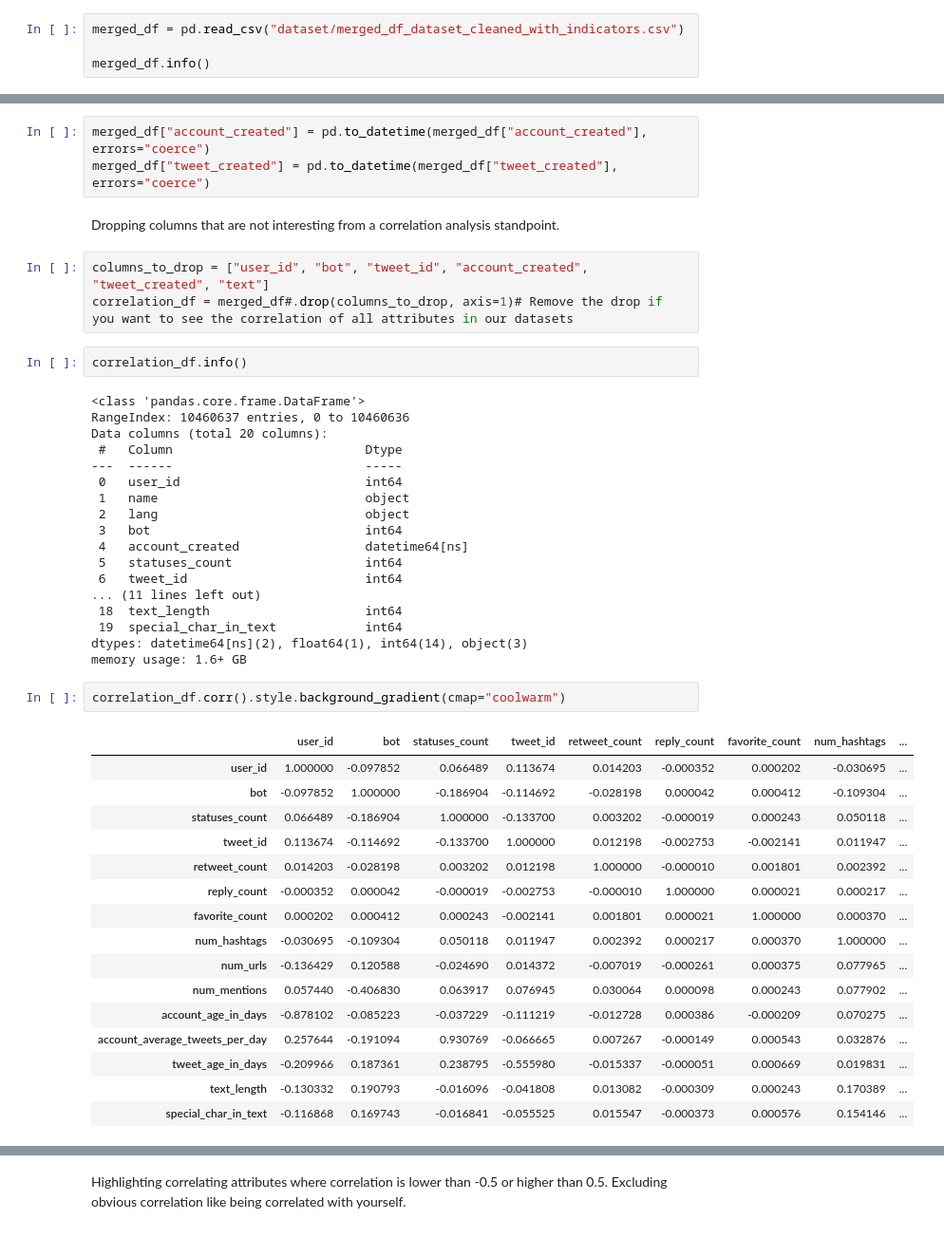
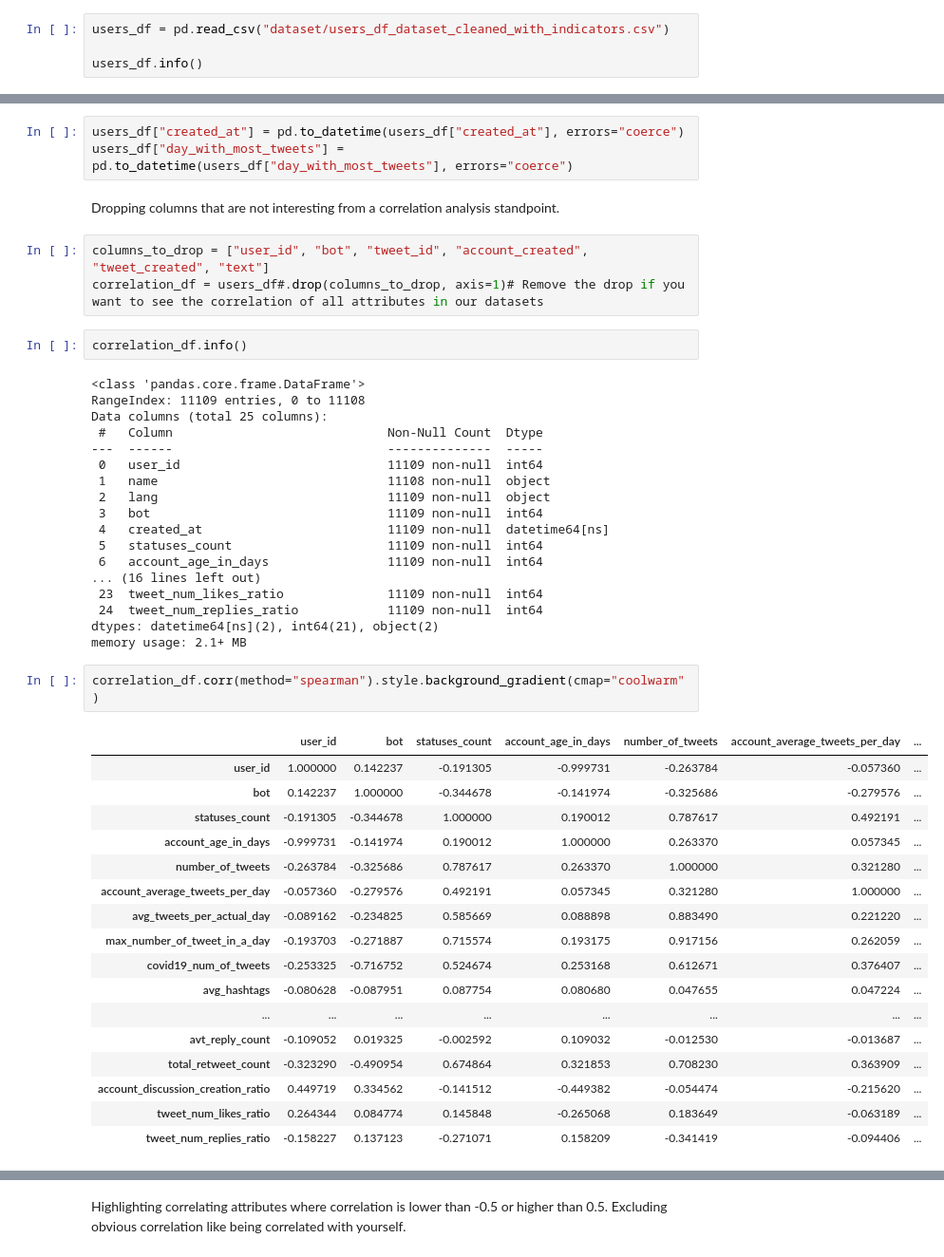
Before and after one commit to The-seven-dwarfs/DataMining-Group7, a Jupyter notebook: 1.3-Attribute_correlation_analysis.ipynb, the cells around one changed output, grey strips where cells are left out. Shown at 95% size. Drawn from its saved outputs; the diff is of its cells as text.

```diff
--- a/1.3-Attribute_correlation_analysis.ipynb
+++ b/1.3-Attribute_correlation_analysis.ipynb
@@ -13,8 +13,8 @@ from collections import defaultdict
 from scipy.stats import pearsonr
 from datetime import datetime, timedelta
 # %%
-merged_df = pd.read_csv("dataset/merged_df_dataset_cleaned_with_indicators.csv")
+users_df = pd.read_csv("dataset/users_df_dataset_cleaned_with_indicators.csv")
 
-merged_df.info()
+users_df.info()
 # %% [output]
 <class 'pandas.core.frame.DataFrame'>
@@ -37,48 +37,49 @@ memory usage: 1.6+ GB
 # %%
-merged_df["account_created"] = pd.to_datetime(merged_df["account_created"], errors="coerce")
-merged_df["tweet_created"] = pd.to_datetime(merged_df["tweet_created"], errors="coerce")
+users_df["created_at"] = pd.to_datetime(users_df["created_at"], errors="coerce")
+users_df["day_with_most_tweets"] = pd.to_datetime(users_df["day_with_most_tweets"], errors="coerce")
 # %% [markdown]
 Dropping columns that are not interesting from a correlation analysis standpoint.
 # %%
 columns_to_drop = ["user_id", "bot", "tweet_id", "account_created", "tweet_created", "text"]
-correlation_df = merged_df#.drop(columns_to_drop, axis=1)# Remove the drop if you want to see the correlation of all attributes in our datasets
+correlation_df = users_df#.drop(columns_to_drop, axis=1)# Remove the drop if you want to see the correlation of all attributes in our datasets
 # %%
 correlation_df.info()
 # %% [output]
 <class 'pandas.core.frame.DataFrame'>
-RangeIndex: 10460637 entries, 0 to 10460636
-Data columns (total 20 columns):
- #   Column                          Dtype
----  ------                          -----
- 0   user_id                         int64
- 1   name                            object
- 2   lang                            object
- 3   bot                             int64
- 4   account_created                 datetime64[ns]
- 5   statuses_count                  int64
- 6   tweet_id                        int64
-... (11 lines left out)
- 18  text_length                     int64
- 19  special_char_in_text            int64
-dtypes: datetime64[ns](2), float64(1), int64(14), object(3)
-memory usage: 1.6+ GB
+RangeIndex: 11109 entries, 0 to 11108
+Data columns (total 25 columns):
+ #   Column                             Non-Null Count  Dtype
+---  ------                             --------------  -----
+ 0   user_id                            11109 non-null  int64
+ 1   name                               11108 non-null  object
+ 2   lang                               11109 non-null  object
+ 3   bot                                11109 non-null  int64
+ 4   created_at                         11109 non-null  datetime64[ns]
+ 5   statuses_count                     11109 non-null  int64
+ 6   account_age_in_days                11109 non-null  int64
+... (16 lines left out)
+ 23  tweet_num_likes_ratio              11109 non-null  int64
+ 24  tweet_num_replies_ratio            11109 non-null  int64
+dtypes: datetime64[ns](2), int64(21), object(2)
+memory usage: 2.1+ MB
 # %%
-correlation_df.corr().style.background_gradient(cmap="coolwarm")
+correlation_df.corr(method="spearman").style.background_gradient(cmap="coolwarm")
 # %% [output]
-|  | user_id | bot | statuses_count | tweet_id | retweet_count | reply_count | favorite_count | num_hashtags | ... |
-| user_id | 1.000000 | -0.097852 | 0.066489 | 0.113674 | 0.014203 | -0.000352 | 0.000202 | -0.030695 | ... |
-| bot | -0.097852 | 1.000000 | -0.186904 | -0.114692 | -0.028198 | 0.000042 | 0.000412 | -0.109304 | ... |
-| statuses_count | 0.066489 | -0.186904 | 1.000000 | -0.133700 | 0.003202 | -0.000019 | 0.000243 | 0.050118 | ... |
-| tweet_id | 0.113674 | -0.114692 | -0.133700 | 1.000000 | 0.012198 | -0.002753 | -0.002141 | 0.011947 | ... |
-| retweet_count | 0.014203 | -0.028198 | 0.003202 | 0.012198 | 1.000000 | -0.000010 | 0.001801 | 0.002392 | ... |
-| reply_count | -0.000352 | 0.000042 | -0.000019 | -0.002753 | -0.000010 | 1.000000 | 0.000021 | 0.000217 | ... |
-| favorite_count | 0.000202 | 0.000412 | 0.000243 | -0.002141 | 0.001801 | 0.000021 | 1.000000 | 0.000370 | ... |
-| num_hashtags | -0.030695 | -0.109304 | 0.050118 | 0.011947 | 0.002392 | 0.000217 | 0.000370 | 1.000000 | ... |
-| num_urls | -0.136429 | 0.120588 | -0.024690 | 0.014372 | -0.007019 | -0.000261 | 0.000375 | 0.077965 | ... |
-| num_mentions | 0.057440 | -0.406830 | 0.063917 | 0.076945 | 0.030064 | 0.000098 | 0.000243 | 0.077902 | ... |
-| account_age_in_days | -0.878102 | -0.085223 | -0.037229 | -0.111219 | -0.012728 | 0.000386 | -0.000209 | 0.070275 | ... |
-| account_average_tweets_per_day | 0.257644 | -0.191094 | 0.930769 | -0.066665 | 0.007267 | -0.000149 | 0.000543 | 0.032876 | ... |
-| tweet_age_in_days | -0.209966 | 0.187361 | 0.238795 | -0.555980 | -0.015337 | -0.000051 | 0.000669 | 0.019831 | ... |
-| text_length | -0.130332 | 0.190793 | -0.016096 | -0.041808 | 0.013082 | -0.000309 | 0.000243 | 0.170389 | ... |
-| special_char_in_text | -0.116868 | 0.169743 | -0.016841 | -0.055525 | 0.015547 | -0.000373 | 0.000576 | 0.154146 | ... |
+|  | user_id | bot | statuses_count | account_age_in_days | number_of_tweets | account_average_tweets_per_day | ... |
+| user_id | 1.000000 | 0.142237 | -0.191305 | -0.999731 | -0.263784 | -0.057360 | ... |
+| bot | 0.142237 | 1.000000 | -0.344678 | -0.141974 | -0.325686 | -0.279576 | ... |
+| statuses_count | -0.191305 | -0.344678 | 1.000000 | 0.190012 | 0.787617 | 0.492191 | ... |
+| account_age_in_days | -0.999731 | -0.141974 | 0.190012 | 1.000000 | 0.263370 | 0.057345 | ... |
+| number_of_tweets | -0.263784 | -0.325686 | 0.787617 | 0.263370 | 1.000000 | 0.321280 | ... |
+| account_average_tweets_per_day | -0.057360 | -0.279576 | 0.492191 | 0.057345 | 0.321280 | 1.000000 | ... |
+| avg_tweets_per_actual_day | -0.089162 | -0.234825 | 0.585669 | 0.088898 | 0.883490 | 0.221220 | ... |
+| max_number_of_tweet_in_a_day | -0.193703 | -0.271887 | 0.715574 | 0.193175 | 0.917156 | 0.262059 | ... |
+| covid19_num_of_tweets | -0.253325 | -0.716752 | 0.524674 | 0.253168 | 0.612671 | 0.376407 | ... |
+| avg_hashtags | -0.080628 | -0.087951 | 0.087754 | 0.080680 | 0.047655 | 0.047224 | ... |
+| ... | ... | ... | ... | ... | ... | ... | ... |
+| avt_reply_count | -0.109052 | 0.019325 | -0.002592 | 0.109032 | -0.012530 | -0.013687 | ... |
+| total_retweet_count | -0.323290 | -0.490954 | 0.674864 | 0.321853 | 0.708230 | 0.363909 | ... |
+| account_discussion_creation_ratio | 0.449719 | 0.334562 | -0.141512 | -0.449382 | -0.054474 | -0.215620 | ... |
+| tweet_num_likes_ratio | 0.264344 | 0.084774 | 0.145848 | -0.265068 | 0.183649 | -0.063189 | ... |
+| tweet_num_replies_ratio | -0.158227 | 0.137123 | -0.271071 | 0.158209 | -0.341419 | -0.094406 | ... |
 # %%
```
Also changed, not shown: parts of 5 cells of this notebook.
